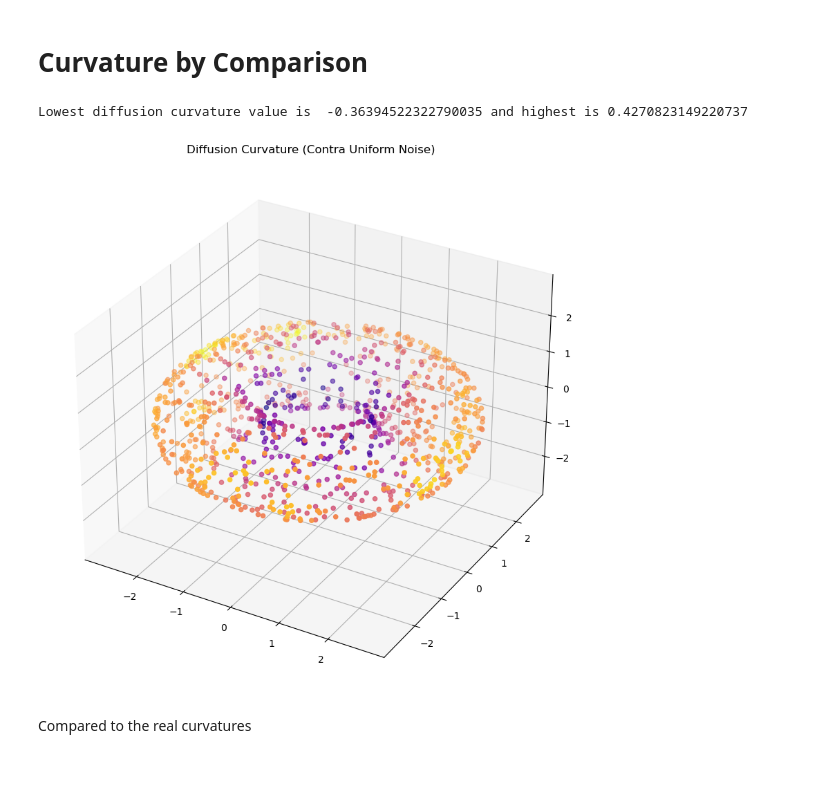
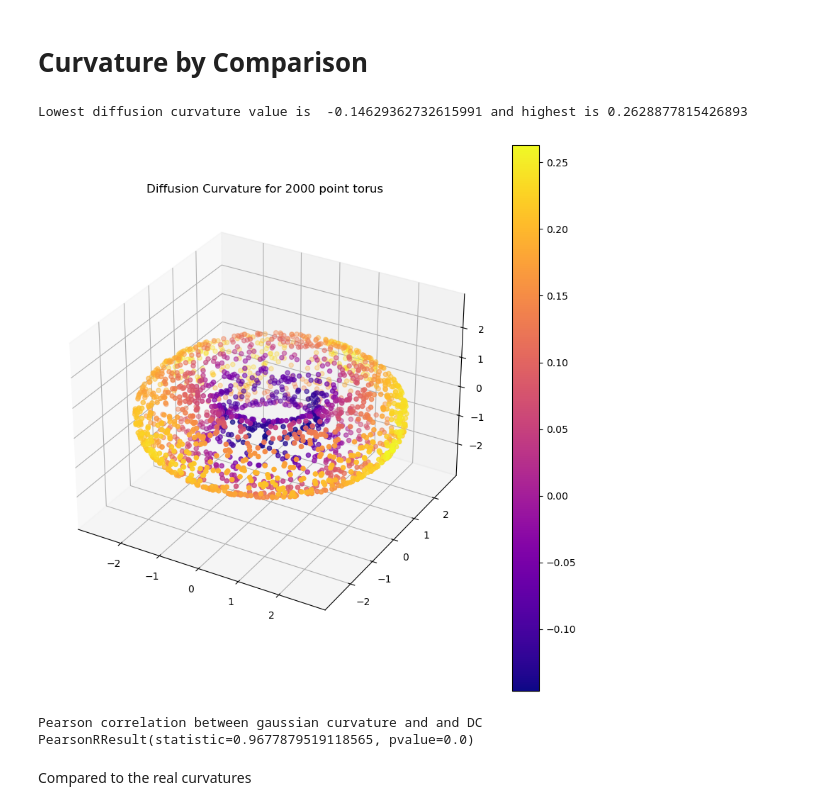
Before and after one commit to professorwug/diffusion-curvature-old, a Jupyter notebook: 08a_Uniform_Random_Sampling_Comparison.ipynb, the cells around one changed output. Cells and saved outputs as stored; diff of their text form; code cells hidden in the pictures; blank space fills up the shorter version.

```diff
--- a/08a_Uniform_Random_Sampling_Comparison.ipynb
+++ b/08a_Uniform_Random_Sampling_Comparison.ipynb
@@ -135,16 +135,28 @@ This is 7.282389434676444 times less than that between the entropies of the toru
 This is actually low enough to be useful as a first approximation, at least within this regime of abundantly sampled data in low dimensions.
 # %% [markdown]
 # Curvature by Comparison
+# %%
+n = 4000
+X_torus, ks_torus = torus(n=n)
+num_points = n//2
 # %%
-ks_torus_contra_noise = diffusion_curvature_contra_noise(X_torus, dimension=2,t=8)
+ks_torus_contra_noise = diffusion_curvature_contra_noise(X_torus, dimension=2,t=32)
 # %%
 print("Lowest diffusion curvature value is ",min(ks_torus_contra_noise),"and highest is",max(ks_torus_contra_noise))
 # %% [output]
-Lowest diffusion curvature value is  -0.36394522322790035 and highest is 0.4270823149220737
+Lowest diffusion curvature value is  -0.14629362732615991 and highest is 0.2628877815426893
 # %%
-plot_3d(X_torus, ks_torus_contra_noise, title = "Diffusion Curvature (Contra Uniform Noise)")
+plot_3d(X_torus, ks_torus_contra_noise, title = f"Diffusion Curvature for {num_points} point torus", colorbar=True)
 # %% [output]
-[figure, old version]
+[figure, new version]
+# %%
+import scipy
+pr = scipy.stats.pearsonr(ks_torus,ks_torus_contra_noise)
+print(f"Pearson correlation between gaussian curvature and and DC")
+print(pr)
+# %% [output]
+Pearson correlation between gaussian curvature and and DC
+PearsonRResult(statistic=0.9677879519118565, pvalue=0.0)
 # %% [markdown]
 Compared to the real curvatures
 # %%
```
Also changed, not shown: parts of 10 cells of this notebook, 15 other files.
